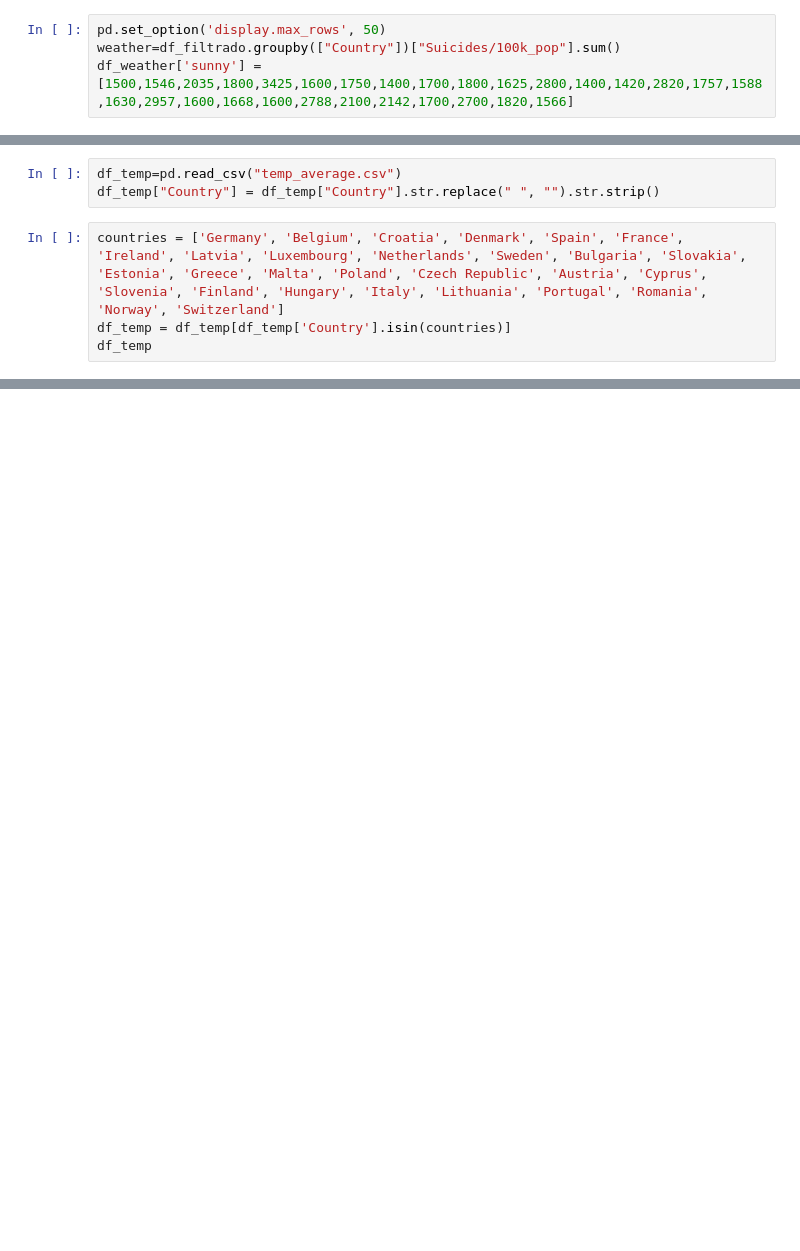
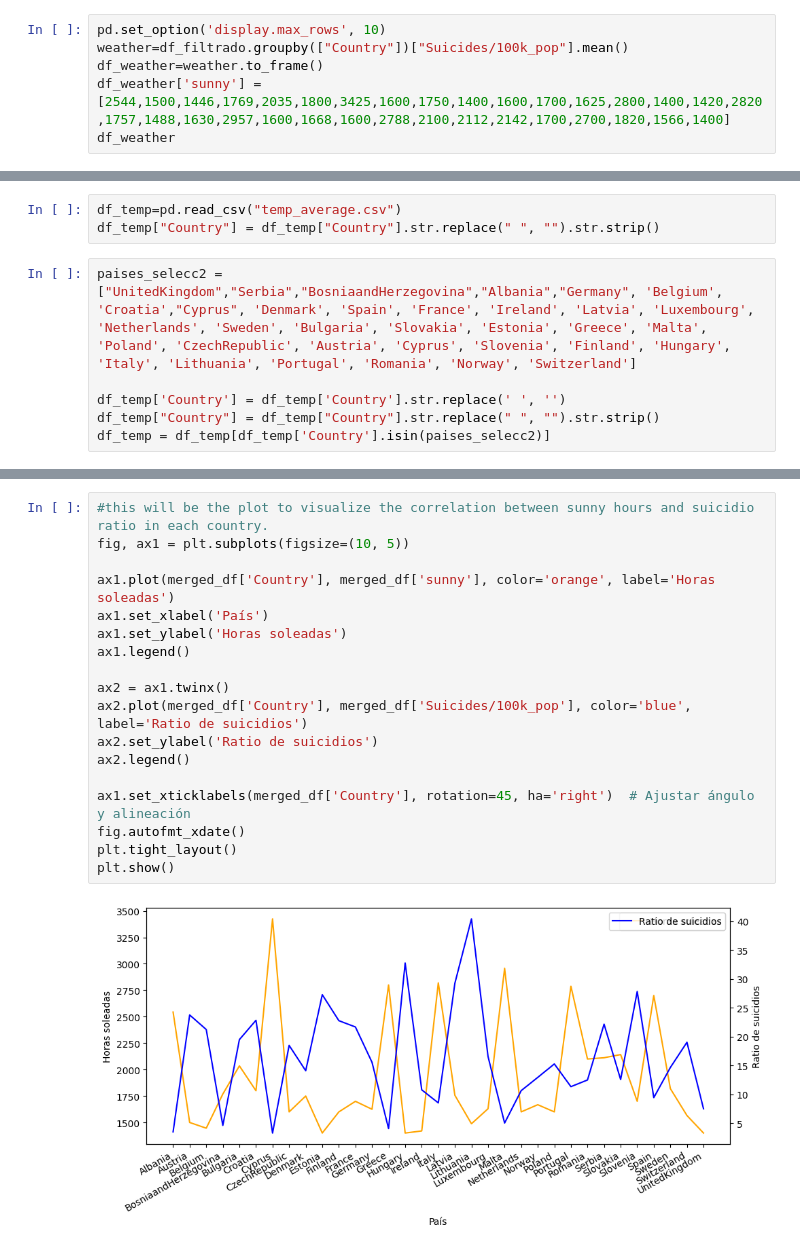
Before and after one commit to AdrianCarcelen/suicide_analysis, a Jupyter notebook: 14_08-sandra.ipynb, the cells around one changed output, grey strips where cells are left out. Cells and saved outputs as stored; diff of their text form; blank space fills up the shorter version.

```diff
--- a/14_08-sandra.ipynb
+++ b/14_08-sandra.ipynb
@@ -319,4 +330,6 @@ See the caveats in the documentation: https://pandas.pydata.org/pandas-docs/stab
 # %%
-pd.set_option('display.max_rows', 50)
-weather=df_filtrado.groupby(["Country"])["Suicides/100k_pop"].sum()
-df_weather['sunny'] = [1500,1546,2035,1800,3425,1600,1750,1400,1700,1800,1625,2800,1400,1420,2820,1757,1588,1630,2957,1600,1668,1600,2788,2100,2142,1700,2700,1820,1566]
+pd.set_option('display.max_rows', 10)
+weather=df_filtrado.groupby(["Country"])["Suicides/100k_pop"].mean()
+df_weather=weather.to_frame()
+df_weather['sunny'] = [2544,1500,1446,1769,2035,1800,3425,1600,1750,1400,1600,1700,1625,2800,1400,1420,2820,1757,1488,1630,2957,1600,1668,1600,2788,2100,2112,2142,1700,2700,1820,1566,1400]
+df_weather
@@ -351,6 +358,8 @@ corre
 df_temp=pd.read_csv("temp_average.csv")
 df_temp["Country"] = df_temp["Country"].str.replace(" ", "").str.strip()
 # %%
-countries = ['Germany', 'Belgium', 'Croatia', 'Denmark', 'Spain', 'France', 'Ireland', 'Latvia', 'Luxembourg', 'Netherlands', 'Sweden', 'Bulgaria', 'Slovakia', 'Estonia', 'Greece', 'Malta', 'Poland', 'Czech Republic', 'Austria', 'Cyprus', 'Slovenia', 'Finland', 'Hungary', 'Italy', 'Lithuania', 'Portugal', 'Romania', 'Norway', 'Switzerland']
-df_temp = df_temp[df_temp['Country'].isin(countries)]
-df_temp
+paises_selecc2 = ["UnitedKingdom","Serbia","BosniaandHerzegovina","Albania","Germany", 'Belgium', 'Croatia',"Cyprus", 'Denmark', 'Spain', 'France', 'Ireland', 'Latvia', 'Luxembourg', 'Netherlands', 'Sweden', 'Bulgaria', 'Slovakia', 'Estonia', 'Greece', 'Malta', 'Poland', 'CzechRepublic', 'Austria', 'Cyprus', 'Slovenia', 'Finland', 'Hungary', 'Italy', 'Lithuania', 'Portugal', 'Romania', 'Norway', 'Switzerland']
+
+df_temp['Country'] = df_temp['Country'].str.replace(' ', '')
+df_temp["Country"] = df_temp["Country"].str.replace(" ", "").str.strip()
+df_temp = df_temp[df_temp['Country'].isin(paises_selecc2)]
@@ -400,0 +391,20 @@ merged_df["Suicides/100k_pop"].corr(merged_df["sunny"])
+# %%
+#this will be the plot to visualize the correlation between sunny hours and suicidio ratio in each country.
+fig, ax1 = plt.subplots(figsize=(10, 5))
+
+ax1.plot(merged_df['Country'], merged_df['sunny'], color='orange', label='Horas soleadas')
+ax1.set_xlabel('País')
+ax1.set_ylabel('Horas soleadas')
+ax1.legend()
+
+ax2 = ax1.twinx()
+ax2.plot(merged_df['Country'], merged_df['Suicides/100k_pop'], color='blue', label='Ratio de suicidios')
+ax2.set_ylabel('Ratio de suicidios')
+ax2.legend()
+
+ax1.set_xticklabels(merged_df['Country'], rotation=45, ha='right')  # Ajustar ángulo y alineación
+fig.autofmt_xdate()
+plt.tight_layout()
+plt.show()
+# %% [output]
+[figure, added]
```
Also changed, not shown: parts of 45 cells of this notebook.
